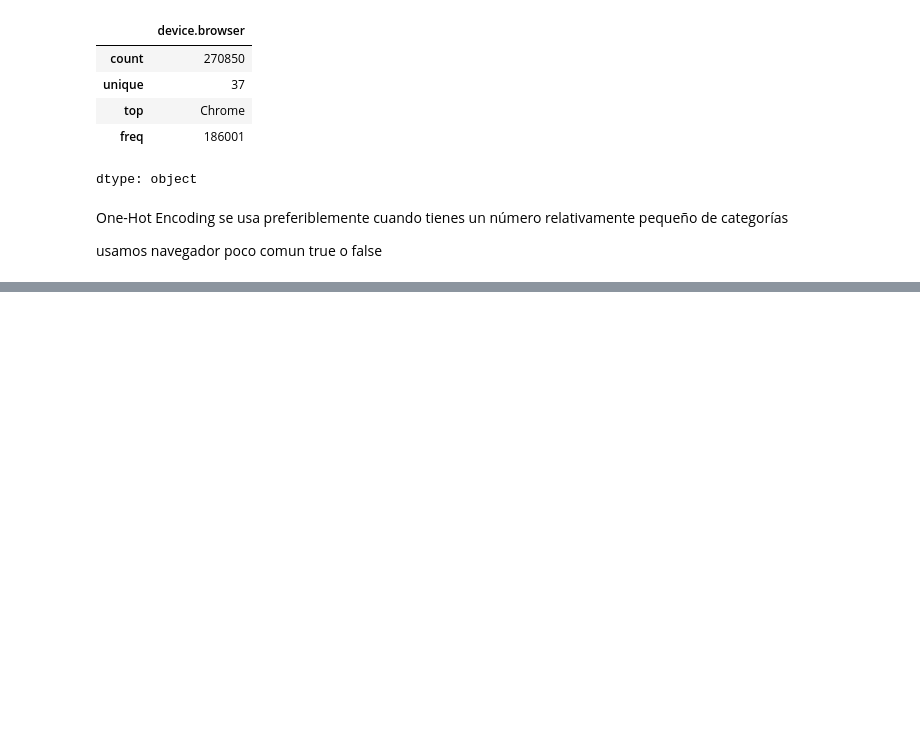
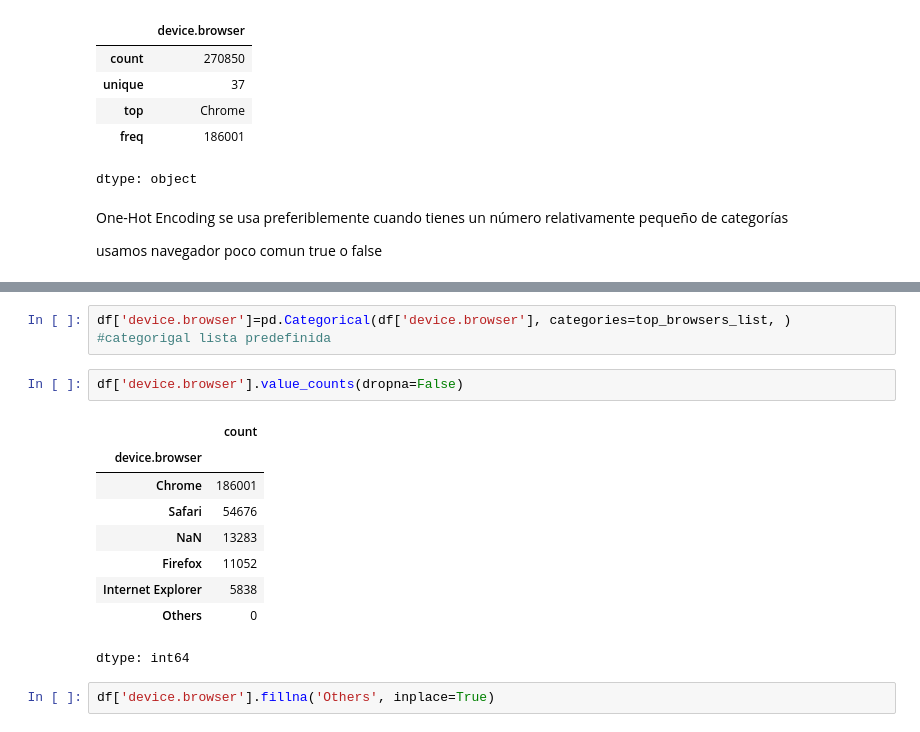
Before and after one commit to KARENCMP82/Python, a Jupyter notebook: GACR_Regresion_clase.ipynb, the cells around one changed output, grey strips where cells are left out. Drawn from its saved outputs; the diff is of its cells as text; blank space fills up the shorter version.

```diff
--- a/GACR_Regresion_clase.ipynb
+++ b/GACR_Regresion_clase.ipynb
@@ -350,0 +352,17 @@ top_browsers_list
+# %%
+df['device.browser']=pd.Categorical(df['device.browser'], categories=top_browsers_list, )
+#categorigal lista predefinida
+# %%
+df['device.browser'].value_counts(dropna=False)
+# %% [output]
+|  | count |
+| device.browser |  |
+| Chrome | 186001 |
+| Safari | 54676 |
+| NaN | 13283 |
+| Firefox | 11052 |
+| Internet Explorer | 5838 |
+| Others | 0 |
+dtype: int64
+# %%
+df['device.browser'].fillna('Others', inplace=True)
```
Also changed, not shown: parts of 18 cells of this notebook.
